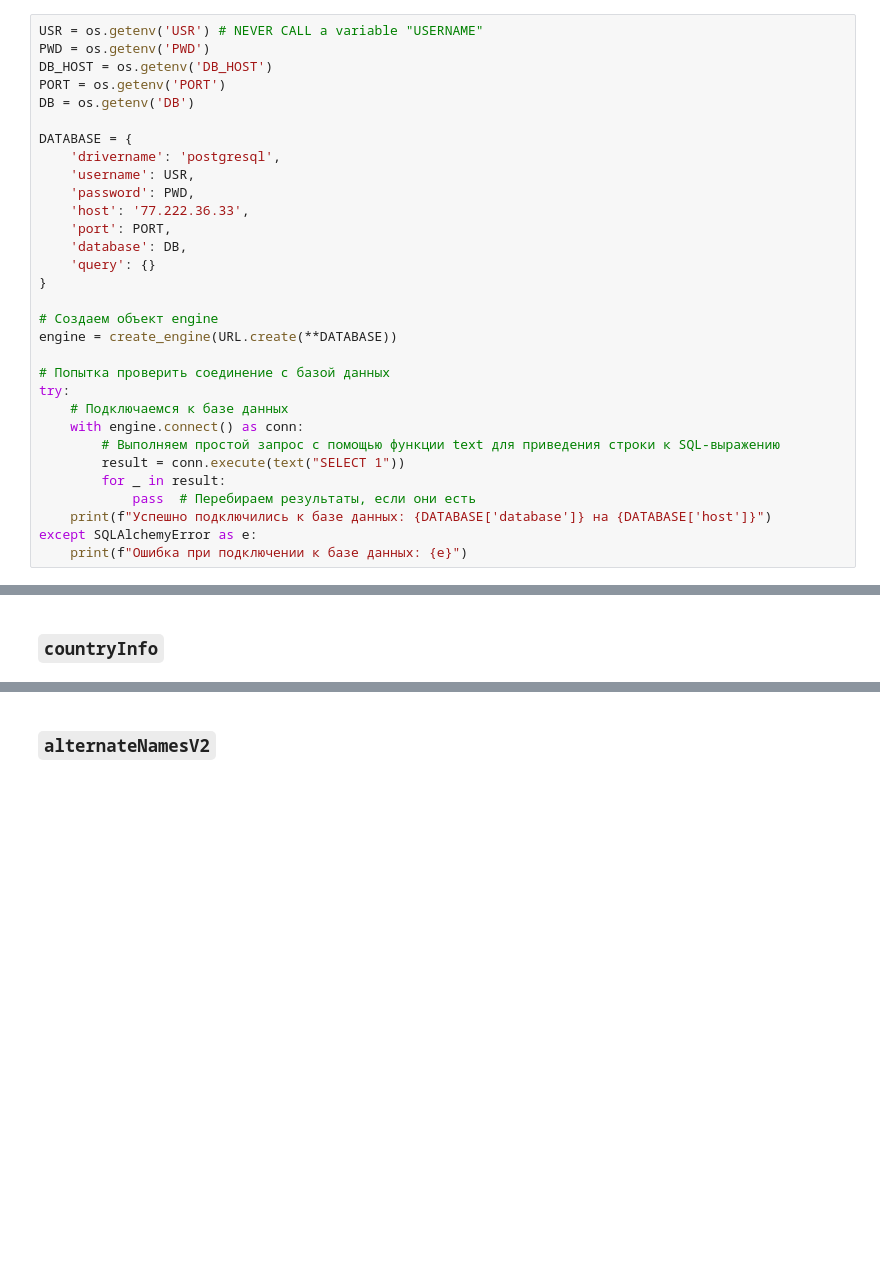
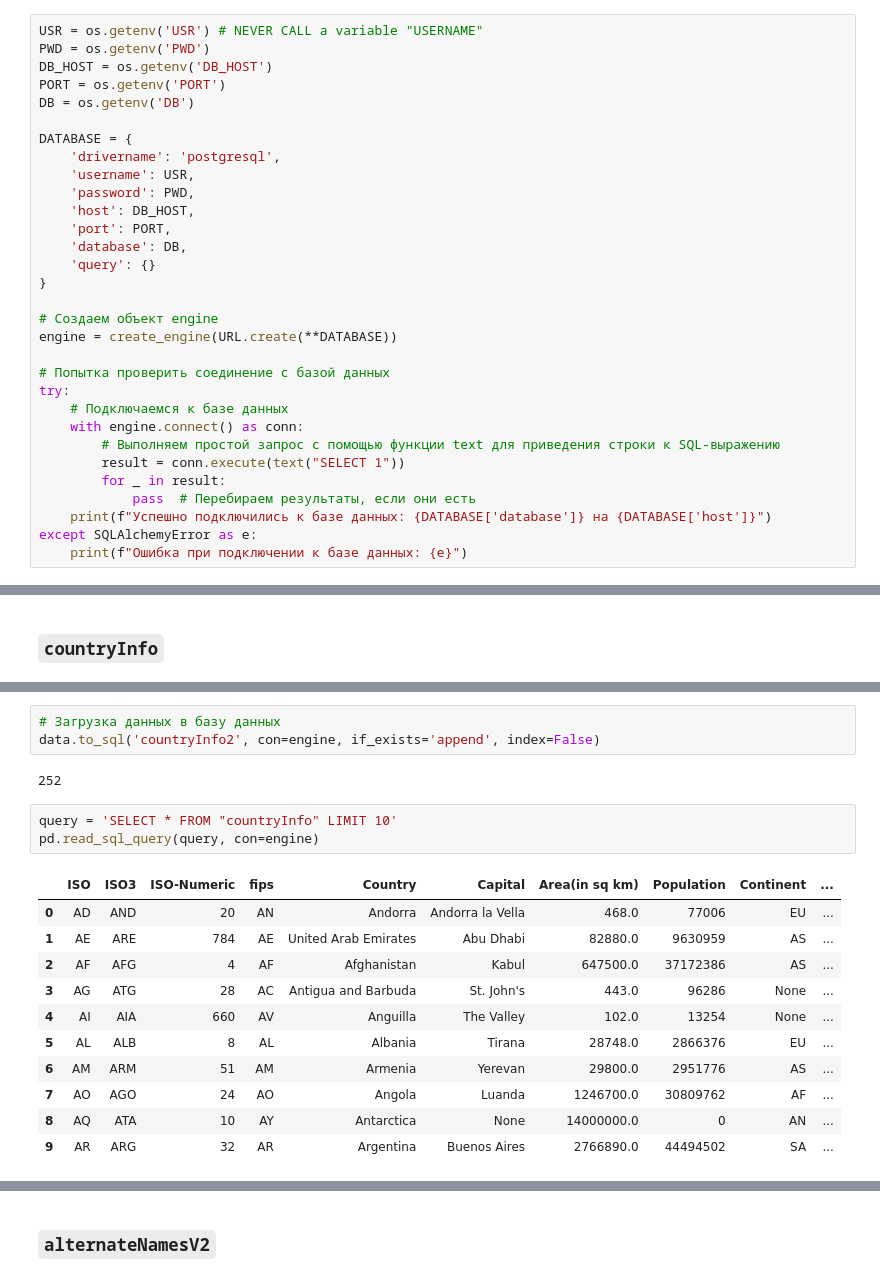
Before and after one commit to krairy/geonames, a Jupyter notebook: scripts/main.ipynb, the cells around one changed output, grey strips where cells are left out. Cells and saved outputs as stored; diff of their text form; blank space fills up the shorter version.

```diff
--- a/scripts/main.ipynb
+++ b/scripts/main.ipynb
@@ -95,7 +95,7 @@ DATABASE = {
     'drivername': 'postgresql',
     'username': USR,
     'password': PWD,
-    'host': '77.222.36.33',
+    'host': DB_HOST,
     'port': PORT,
     'database': DB,
     'query': {}
@@ -149,2 +161,22 @@ array([nan, 'FI'], dtype=object)
+# %%
+# Загрузка данных в базу данных
+data.to_sql('countryInfo2', con=engine, if_exists='append', index=False)
+# %% [output]
+252
+# %%
+query = 'SELECT * FROM "countryInfo" LIMIT 10'
+pd.read_sql_query(query, con=engine)
+# %% [output]
+|  | ISO | ISO3 | ISO-Numeric | fips | Country | Capital | Area(in sq km) | Population | Continent | ... |
+| 0 | AD | AND | 20 | AN | Andorra | Andorra la Vella | 468.0 | 77006 | EU | ... |
+| 1 | AE | ARE | 784 | AE | United Arab Emirates | Abu Dhabi | 82880.0 | 9630959 | AS | ... |
+| 2 | AF | AFG | 4 | AF | Afghanistan | Kabul | 647500.0 | 37172386 | AS | ... |
+| 3 | AG | ATG | 28 | AC | Antigua and Barbuda | St. John's | 443.0 | 96286 | None | ... |
+| 4 | AI | AIA | 660 | AV | Anguilla | The Valley | 102.0 | 13254 | None | ... |
+| 5 | AL | ALB | 8 | AL | Albania | Tirana | 28748.0 | 2866376 | EU | ... |
+| 6 | AM | ARM | 51 | AM | Armenia | Yerevan | 29800.0 | 2951776 | AS | ... |
+| 7 | AO | AGO | 24 | AO | Angola | Luanda | 1246700.0 | 30809762 | AF | ... |
+| 8 | AQ | ATA | 10 | AY | Antarctica | None | 14000000.0 | 0 | AN | ... |
+| 9 | AR | ARG | 32 | AR | Argentina | Buenos Aires | 2766890.0 | 44494502 | SA | ... |
 # %%
 metadata = MetaData()
```
Also changed, not shown: parts of 23 cells of this notebook.
